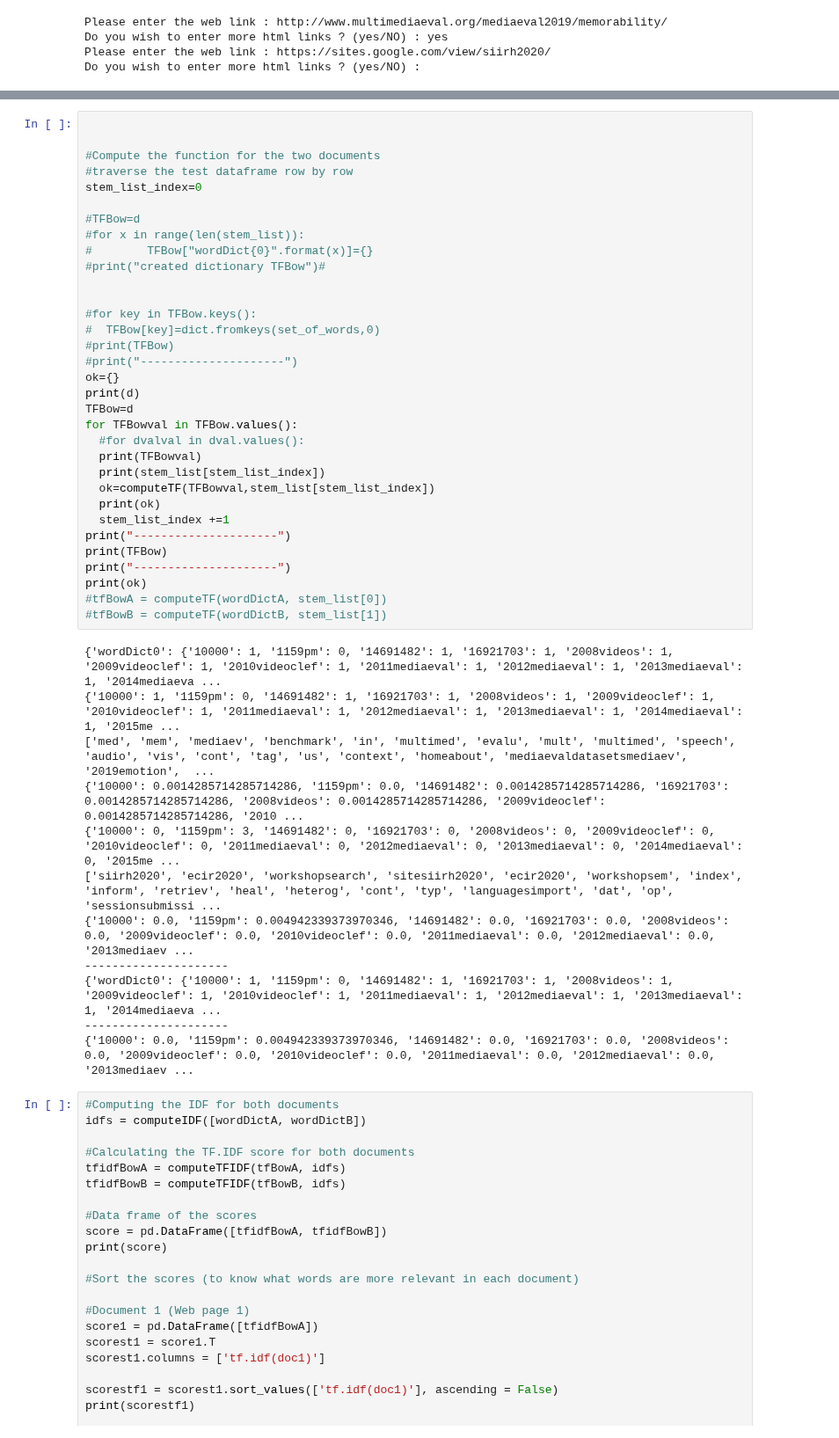
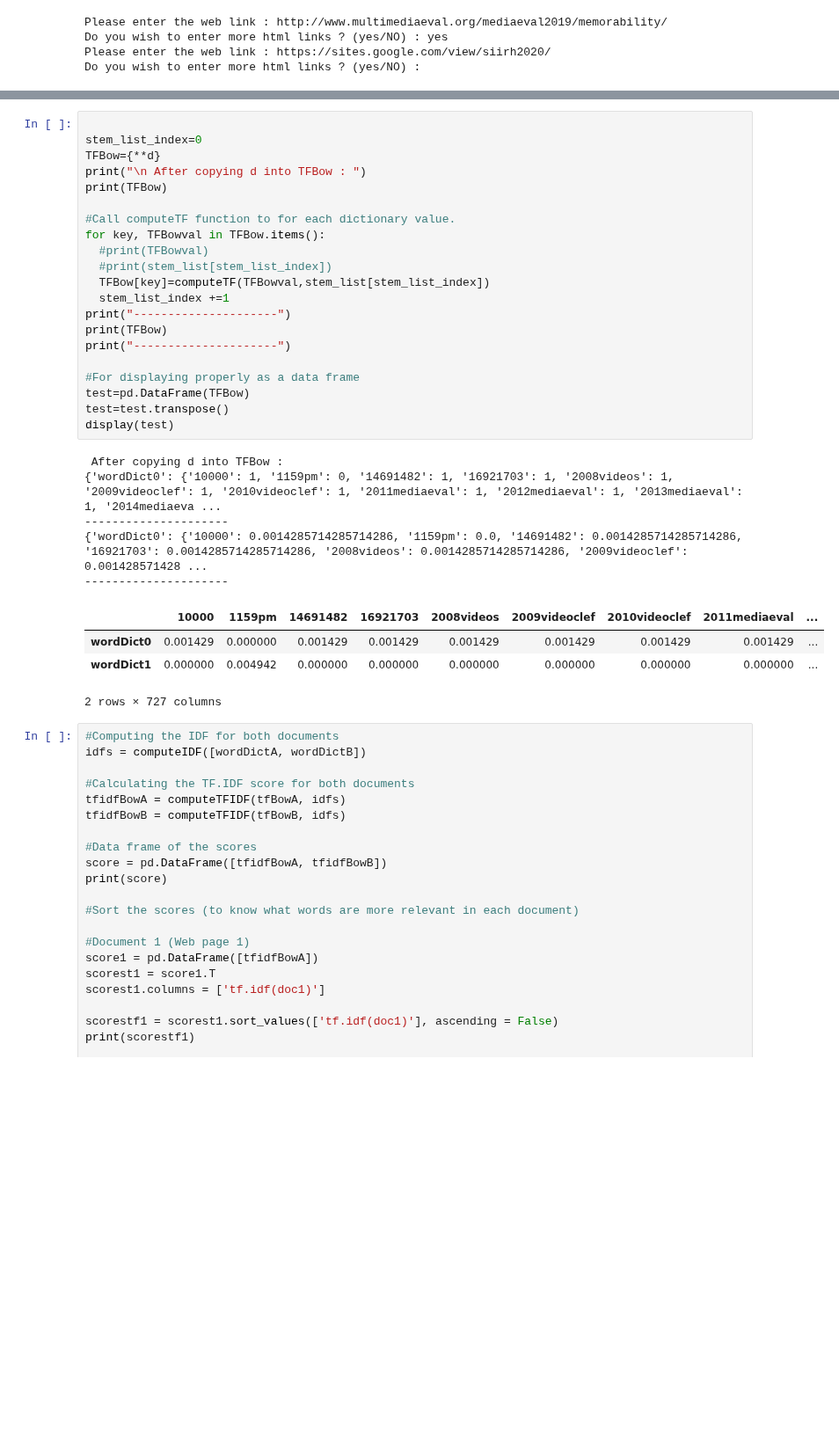
Before and after one commit to GurkiratSarna/Information-Retrieval, a Jupyter notebook: Assigment_1_1900690.ipynb, the cells around one changed output, grey strips where cells are left out. Shown at 88% size. Cells and saved outputs as stored; diff of their text form; blank space fills up the shorter version.

```diff
--- a/Assigment_1_1900690.ipynb
+++ b/Assigment_1_1900690.ipynb
@@ -402,51 +383,37 @@ okkkkkkkkkkkkkk
 | wordDict0 | 1 | 0 | 1 | 1 | 1 | 1 | 1 | 1 | ... |
 | wordDict1 | 0 | 3 | 0 | 0 | 0 | 0 | 0 | 0 | ... |
 2 rows × 727 columns
-# %%
-
-
-#Compute the function for the two documents
-#traverse the test dataframe row by row
-stem_list_index=0
-
-#TFBow=d
-#for x in range(len(stem_list)):
-#        TFBow["wordDict{0}".format(x)]={}
-#print("created dictionary TFBow")#
-
-
-#for key in TFBow.keys():
-#  TFBow[key]=dict.fromkeys(set_of_words,0)
-#print(TFBow)
-#print("---------------------")
-ok={}
-print(d)
-TFBow=d
-for TFBowval in TFBow.values():
-  #for dvalval in dval.values():
-  print(TFBowval)
-  print(stem_list[stem_list_index])
-  ok=computeTF(TFBowval,stem_list[stem_list_index])
-  print(ok)
-  stem_list_index +=1
-print("---------------------")
-print(TFBow)
-print("---------------------")
-print(ok)
-#tfBowA = computeTF(wordDictA, stem_list[0])
-#tfBowB = computeTF(wordDictB, stem_list[1])
-# %% [output]
-{'wordDict0': {'10000': 1, '1159pm': 0, '14691482': 1, '16921703': 1, '2008videos': 1, '2009videoclef': 1, '2010videoclef': 1, '2011mediaeval': 1, '2012mediaeval': 1, '2013mediaeval': 1, '2014mediaeva ...
-{'10000': 1, '1159pm': 0, '14691482': 1, '16921703': 1, '2008videos': 1, '2009videoclef': 1, '2010videoclef': 1, '2011mediaeval': 1, '2012mediaeval': 1, '2013mediaeval': 1, '2014mediaeval': 1, '2015me ...
-['med', 'mem', 'mediaev', 'benchmark', 'in', 'multimed', 'evalu', 'mult', 'multimed', 'speech', 'audio', 'vis', 'cont', 'tag', 'us', 'context', 'homeabout', 'mediaevaldatasetsmediaev', '2019emotion',  ...
-{'10000': 0.0014285714285714286, '1159pm': 0.0, '14691482': 0.0014285714285714286, '16921703': 0.0014285714285714286, '2008videos': 0.0014285714285714286, '2009videoclef': 0.0014285714285714286, '2010 ...
-{'10000': 0, '1159pm': 3, '14691482': 0, '16921703': 0, '2008videos': 0, '2009videoclef': 0, '2010videoclef': 0, '2011mediaeval': 0, '2012mediaeval': 0, '2013mediaeval': 0, '2014mediaeval': 0, '2015me ...
-['siirh2020', 'ecir2020', 'workshopsearch', 'sitesiirh2020', 'ecir2020', 'workshopsem', 'index', 'inform', 'retriev', 'heal', 'heterog', 'cont', 'typ', 'languagesimport', 'dat', 'op', 'sessionsubmissi ...
-{'10000': 0.0, '1159pm': 0.004942339373970346, '14691482': 0.0, '16921703': 0.0, '2008videos': 0.0, '2009videoclef': 0.0, '2010videoclef': 0.0, '2011mediaeval': 0.0, '2012mediaeval': 0.0, '2013mediaev ...
----------------------
-{'wordDict0': {'10000': 1, '1159pm': 0, '14691482': 1, '16921703': 1, '2008videos': 1, '2009videoclef': 1, '2010videoclef': 1, '2011mediaeval': 1, '2012mediaeval': 1, '2013mediaeval': 1, '2014mediaeva ...
----------------------
-{'10000': 0.0, '1159pm': 0.004942339373970346, '14691482': 0.0, '16921703': 0.0, '2008videos': 0.0, '2009videoclef': 0.0, '2010videoclef': 0.0, '2011mediaeval': 0.0, '2012mediaeval': 0.0, '2013mediaev ...
+# %%
+
+stem_list_index=0
+TFBow={**d}
+print("\n After copying d into TFBow : ")
+print(TFBow)
+
+#Call computeTF function to for each dictionary value.
+for key, TFBowval in TFBow.items():
+  #print(TFBowval)
+  #print(stem_list[stem_list_index])
+  TFBow[key]=computeTF(TFBowval,stem_list[stem_list_index])
+  stem_list_index +=1
+print("---------------------")
+print(TFBow)
+print("---------------------")
+
+#For displaying properly as a data frame
+test=pd.DataFrame(TFBow)
+test=test.transpose()
+display(test)
+# %% [output]
+ After copying d into TFBow :
+{'wordDict0': {'10000': 1, '1159pm': 0, '14691482': 1, '16921703': 1, '2008videos': 1, '2009videoclef': 1, '2010videoclef': 1, '2011mediaeval': 1, '2012mediaeval': 1, '2013mediaeval': 1, '2014mediaeva ...
+---------------------
+{'wordDict0': {'10000': 0.0014285714285714286, '1159pm': 0.0, '14691482': 0.0014285714285714286, '16921703': 0.0014285714285714286, '2008videos': 0.0014285714285714286, '2009videoclef': 0.001428571428 ...
+---------------------
+|  | 10000 | 1159pm | 14691482 | 16921703 | 2008videos | 2009videoclef | 2010videoclef | 2011mediaeval | ... |
+| wordDict0 | 0.001429 | 0.000000 | 0.001429 | 0.001429 | 0.001429 | 0.001429 | 0.001429 | 0.001429 | ... |
+| wordDict1 | 0.000000 | 0.004942 | 0.000000 | 0.000000 | 0.000000 | 0.000000 | 0.000000 | 0.000000 | ... |
+2 rows × 727 columns
 # %%
 #Computing the IDF for both documents
 idfs = computeIDF([wordDictA, wordDictB])
```
Also changed, not shown: parts of 5 cells of this notebook.
